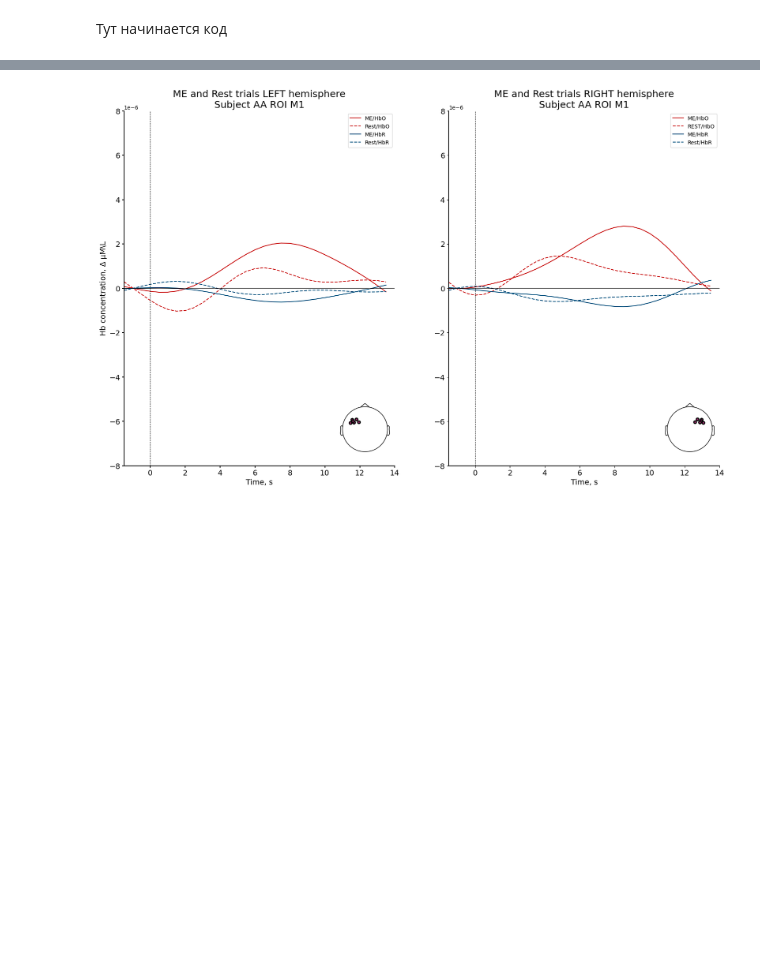
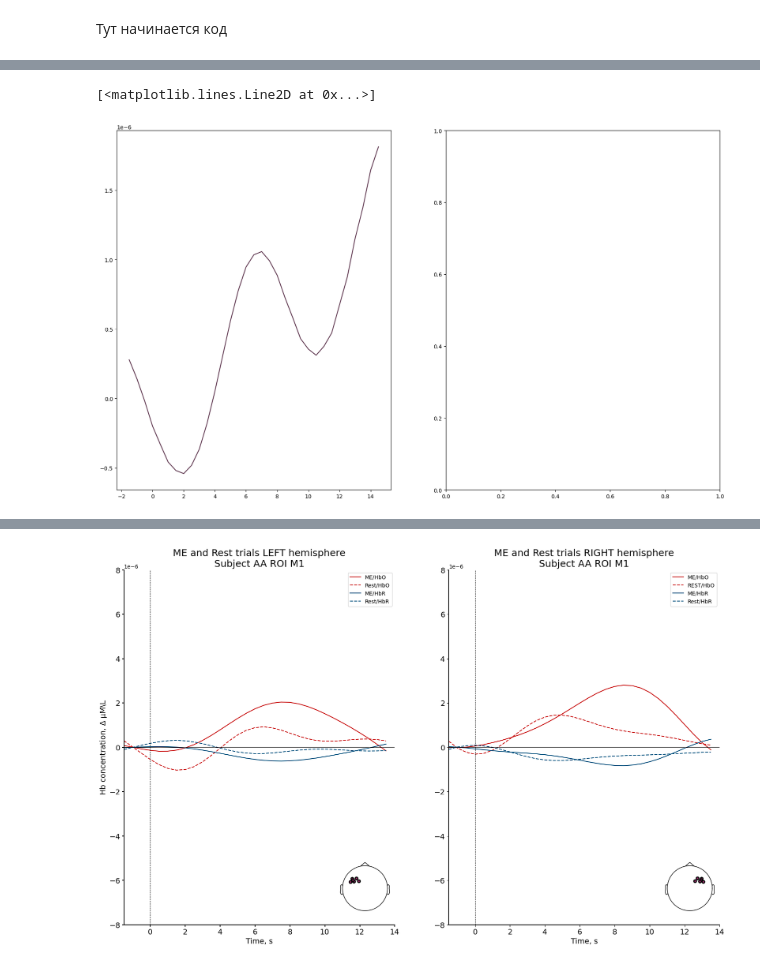
Before and after one commit to pius-desiderius/fnirs-data-analysis, a Jupyter notebook: fNIRS_cool.ipynb, the cells around one changed output, grey strips where cells are left out. Cells and saved outputs as stored; diff of their text form; code cells hidden in the pictures; blank space fills up the shorter version.

```diff
--- a/fNIRS_cool.ipynb
+++ b/fNIRS_cool.ipynb
@@ -21,3 +21,15 @@ from mne_nirs.signal_enhancement import enhance_negative_correlation, short_chan
 from mne.preprocessing.nirs import (optical_density,
                                     temporal_derivative_distribution_repair,
                                     scalp_coupling_index)
+
+import ROI
+from ROI import different_hb
+from meta import *
+from filter_params import FILTER_DICT
+from functions_fnirs import *
+
+
+fnirs_colors = dict(
+  hbo='#C91111',
+  hbr='#004E7C',
+  hbt= '#5B324B')
@@ -597,3 +266,17 @@ def mean_confidence_interval(data, confidence=0.95):
 
 lower, upper = smr_mean_hbo_left - std_err, smr_mean_hbo_left + std_err
 # confidence_intervals = np.percentile(smr_hbo_left_total, [2.5, 97.5], axis=0)
+# %%
+from mpl_toolkits.axes_grid1.inset_locator import inset_axes
+fig, axes = plt.subplots(1, 2, figsize=(20, 12))
+times = np.arange(tmin, tmax, 1/2)
+linewidth = 1.5
+CONDITION = 'ME'
+
+####LEFT PART#############
+
+axes[0].plot(times, mean_m1_left, label=f'{CONDITION}/HbO',
+             color=fnirs_colors['hbt'])
+# %% [output]
+[<matplotlib.lines.Line2D at 0x...>]
+[figure, added]
```
Also changed, not shown: parts of 21 cells of this notebook, 8 other files.
